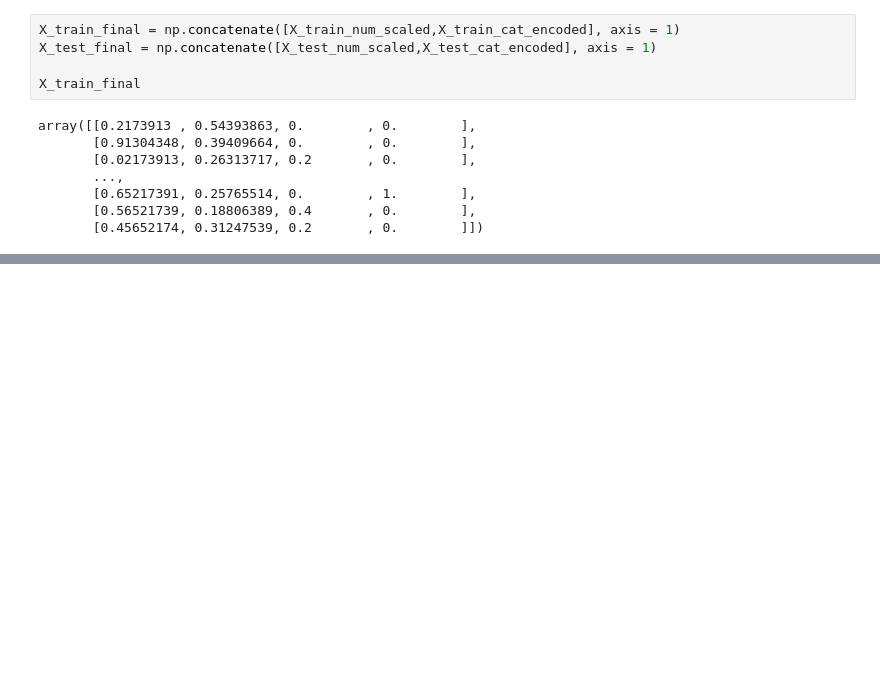
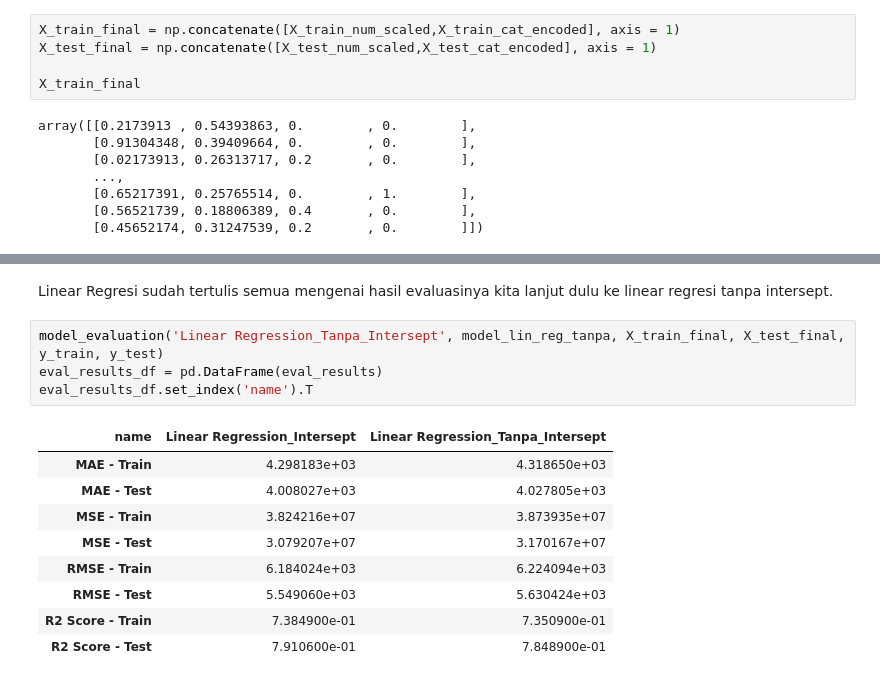
Before and after one commit to asanmaulana/kumpulan_ngc, a Jupyter notebook: h8dsft_ngc_ml_w1.ipynb, the cells around one changed output, grey strips where cells are left out. Cells and saved outputs as stored; diff of their text form; blank space fills up the shorter version.

```diff
--- a/h8dsft_ngc_ml_w1.ipynb
+++ b/h8dsft_ngc_ml_w1.ipynb
@@ -901,0 +1087,16 @@ Model cukup baik dengan 77% mampu menebak dengan baik. namun model perlu dievalu
+# %% [markdown]
+Linear Regresi sudah tertulis semua mengenai hasil evaluasinya kita lanjut dulu ke linear regresi tanpa intersept.
+# %%
+model_evaluation('Linear Regression_Tanpa_Intersept', model_lin_reg_tanpa, X_train_final, X_test_final, y_train, y_test)
+eval_results_df = pd.DataFrame(eval_results)
+eval_results_df.set_index('name').T
+# %% [output]
+| name | Linear Regression_Intersept | Linear Regression_Tanpa_Intersept |
+| MAE - Train | 4.298183e+03 | 4.318650e+03 |
+| MAE - Test | 4.008027e+03 | 4.027805e+03 |
+| MSE - Train | 3.824216e+07 | 3.873935e+07 |
+| MSE - Test | 3.079207e+07 | 3.170167e+07 |
+| RMSE - Train | 6.184024e+03 | 6.224094e+03 |
+| RMSE - Test | 5.549060e+03 | 5.630424e+03 |
+| R2 Score - Train | 7.384900e-01 | 7.350900e-01 |
+| R2 Score - Test | 7.910600e-01 | 7.848900e-01 |
```
Also changed, not shown: parts of 66 cells of this notebook.
